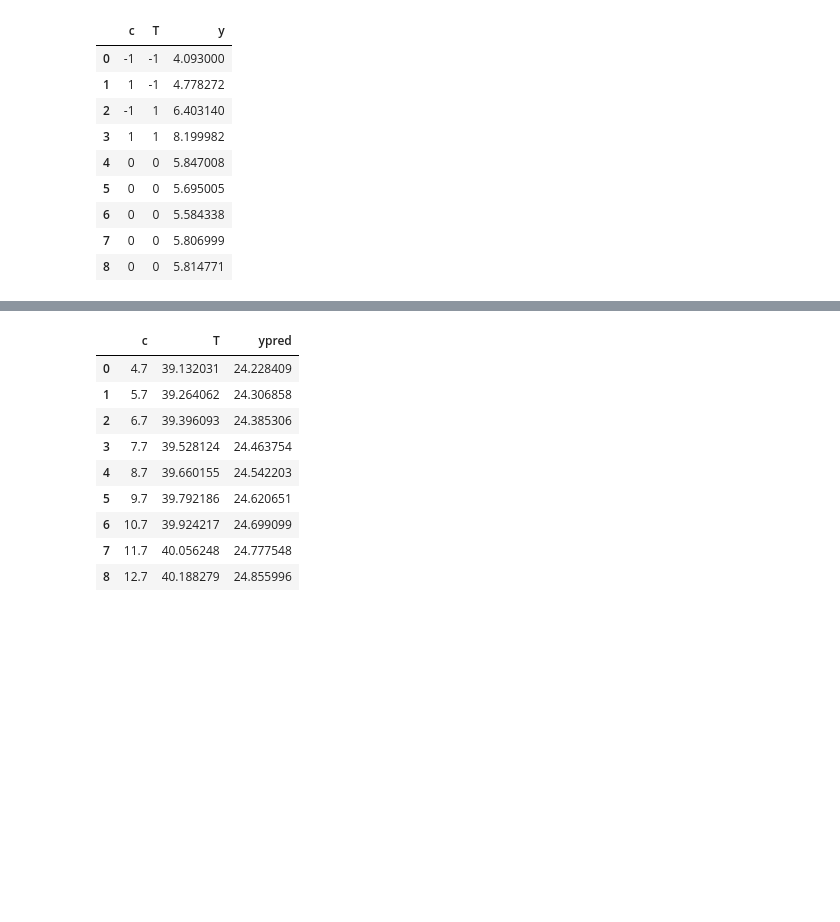
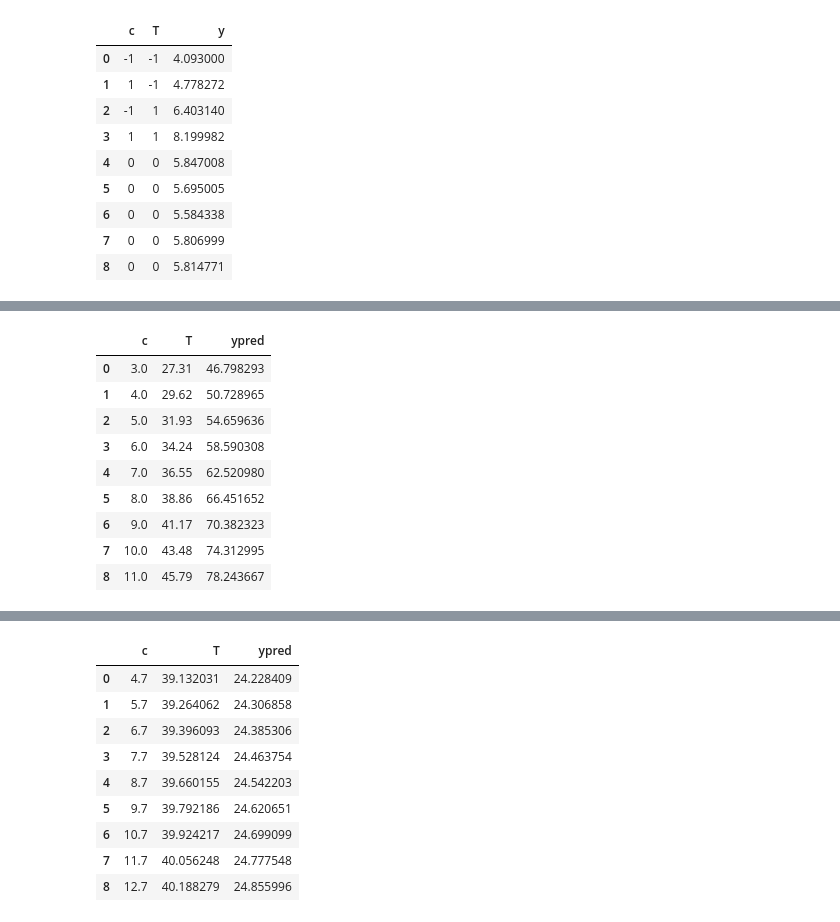
Before and after one commit to oscartq/lab3, a Jupyter notebook: lab3.ipynb, the cells around one changed output, grey strips where cells are left out. Cells and saved outputs as stored; diff of their text form; code cells hidden in the pictures; blank space fills up the shorter version.

```diff
--- a/lab3.ipynb
+++ b/lab3.ipynb
@@ -89,7 +120,15 @@ T      20.0    25.0  30.0    Temperature
 # %% [markdown]
 **FIRST EXPERIMENT**
 # %%
-y=[4.093000401645197,4.77827155867177,6.403139782334854,8.199982171532273,5.847007863003852,5.695005284140945,5.584338442337459,5.806999272226782,5.814771183739139]
+y=[4.093000401645197,
+   4.77827155867177,
+   6.403139782334854,
+   8.199982171532273,
+   5.847007863003852,
+   5.695005284140945,
+   5.584338442337459,
+   5.806999272226782,
+   5.814771183739139] # Data from the first experiment
 
 results['y']= y
 results
@@ -126,9 +165,5 @@ df
 # %%
-y1 = results['y']
-xlabs=['c','T']
-x = results[xlabs]
-
-res1 = smf.ols(formula='y ~ c + T + c:T', data=results).fit()
-
-res1.summary()
+res1 = smf.ols(formula='y ~ c + T', data=results).fit()
+print(res1.summary())
+res1 #lägg till step size på ols
 # %% [output]
@@ -155,0 +196,25 @@ Notes:
+# %%
+Origin = [c,T]
+delta= [1.0, 2.31]
+
+march=[]
+for i in range(0,len(y)):
+    march.append((Origin[0]+(i+1)*delta[0],Origin[1]+(i+1)*delta[1]))
+
+March=pd.DataFrame(march,columns=['c', 'T'])
+ypred=res1.predict(March)
+
+March['ypred']=ypred
+
+March
+# %% [output]
+|  | c | T | ypred |
+| 0 | 3.0 | 27.31 | 46.798293 |
+| 1 | 4.0 | 29.62 | 50.728965 |
+| 2 | 5.0 | 31.93 | 54.659636 |
+| 3 | 6.0 | 34.24 | 58.590308 |
+| 4 | 7.0 | 36.55 | 62.520980 |
+| 5 | 8.0 | 38.86 | 66.451652 |
+| 6 | 9.0 | 41.17 | 70.382323 |
+| 7 | 10.0 | 43.48 | 74.312995 |
+| 8 | 11.0 | 45.79 | 78.243667 |
```
Also changed, not shown: parts of 39 cells of this notebook, 1 other file.
